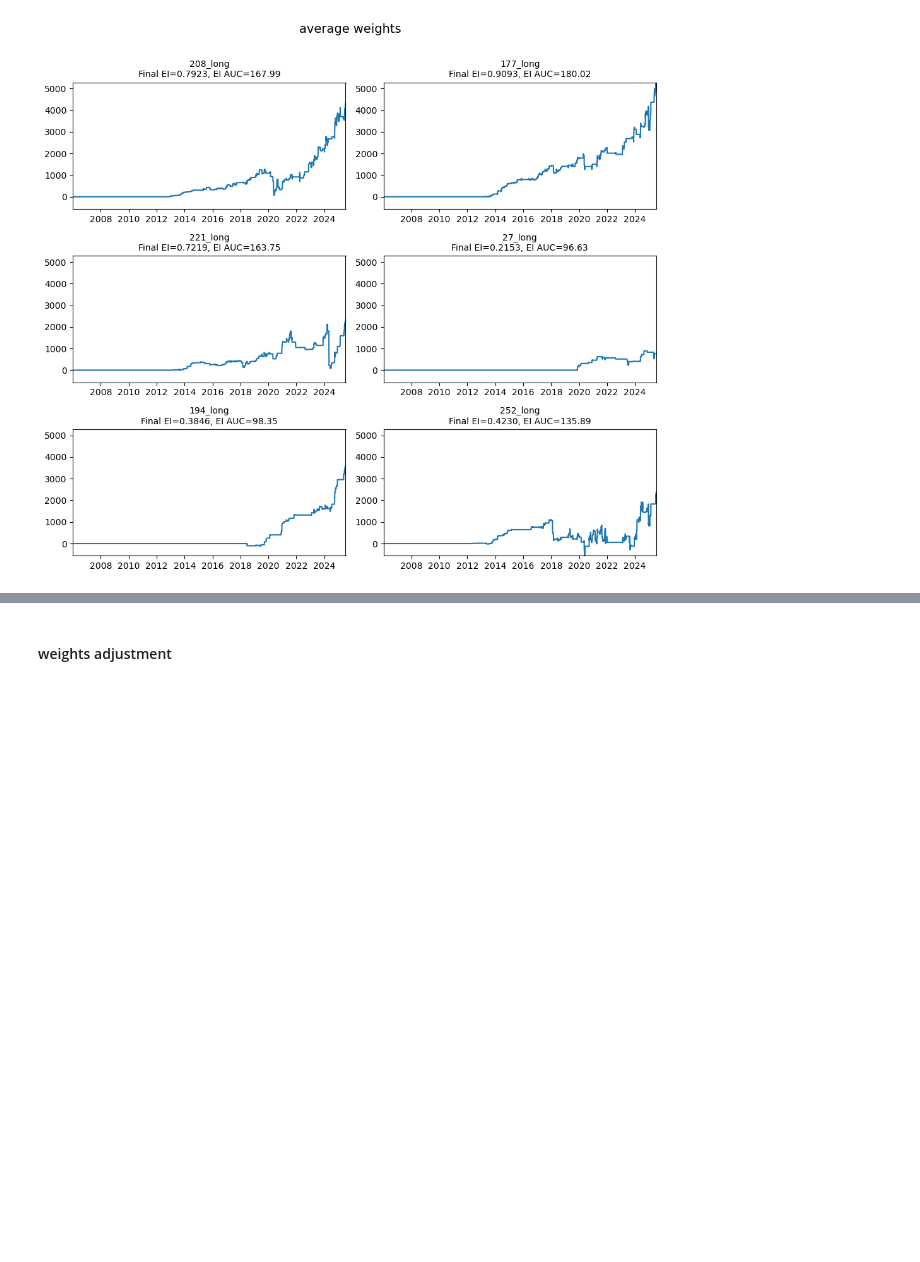
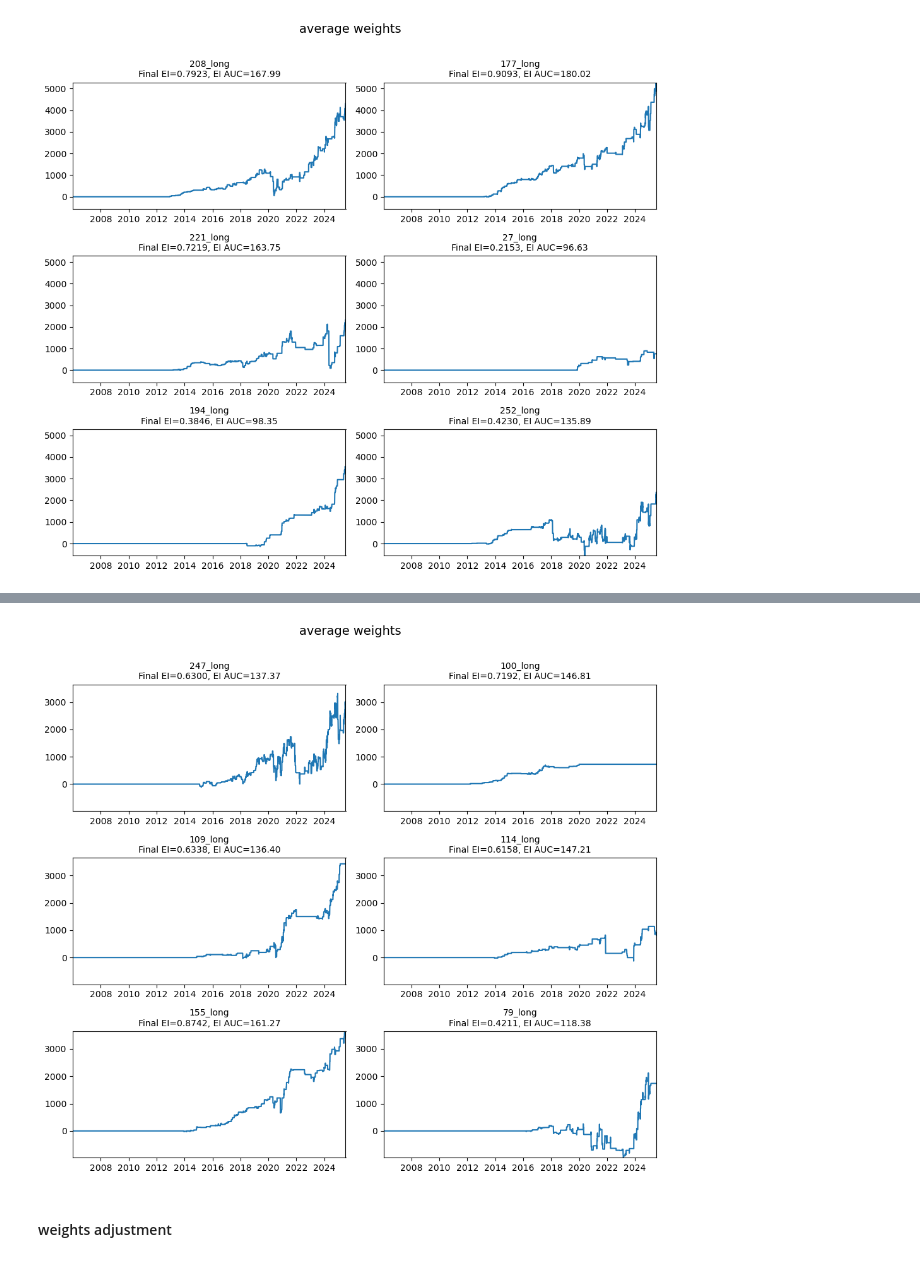
Before and after one commit to maoqing-wang/sauma-group, a Jupyter notebook: task6.ipynb, the cells around one changed output, grey strips where cells are left out. Drawn from its saved outputs; the diff is of its cells as text; code cells hidden in the pictures; blank space fills up the shorter version.

```diff
--- a/task6.ipynb
+++ b/task6.ipynb
@@ -194,3 +200,9 @@ visualize(EI_long_trader, long, title = 'average weights', random_state=41)
+# %%
+weights = get_weights() # average weights
+EI_long_trader = compute_EI_trader(long1M_traders, alpha=0.05, weights = get_weights()).T
+visualize(EI_long_trader, long, title = 'average weights', random_state=19)
+# %% [output]
+[figure, added]
 # %% [markdown]
 #### weights adjustment
 # %%
```
Also changed, not shown: parts of 2 cells of this notebook.
